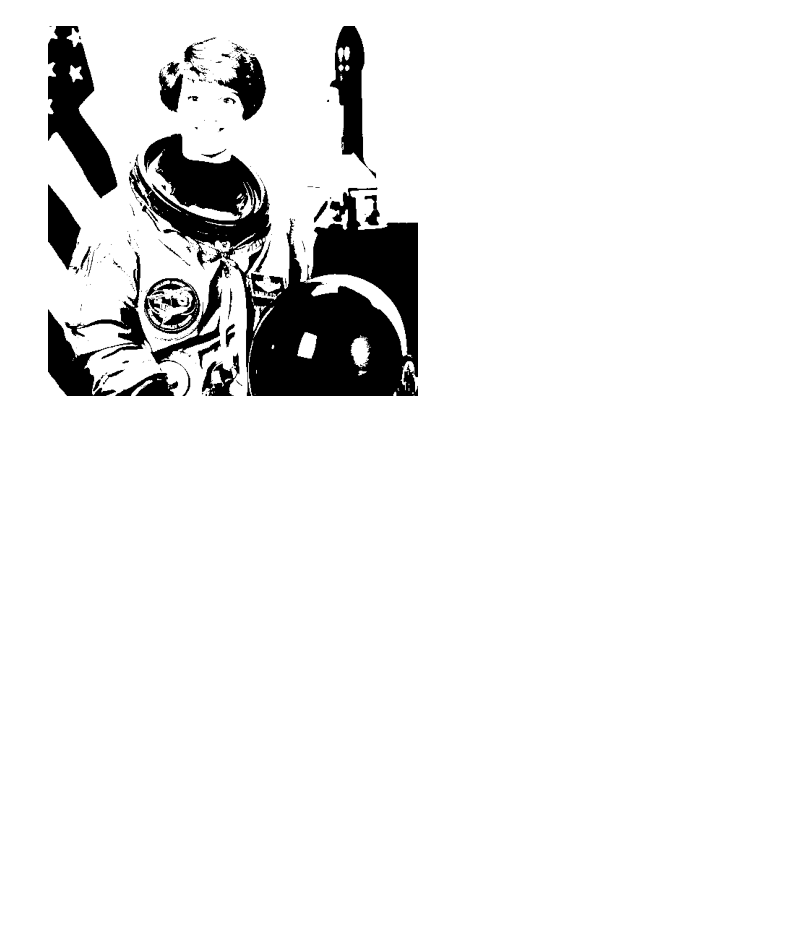
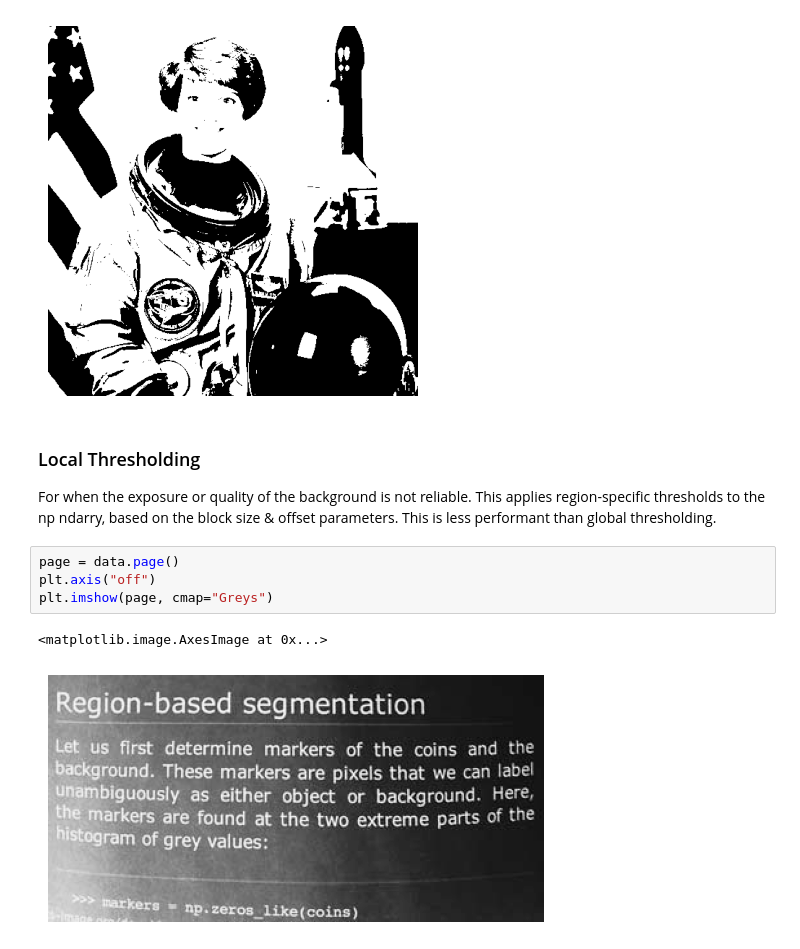
Before and after one commit to r-leyshon/image-processing, a Jupyter notebook: scikit-image/image-processing-with-skimage/01.intro.ipynb, the cells around one changed output. Saved outputs shown, nothing was run; the diff lists cells and outputs as text; blank space fills up the shorter version.

Commit message:
feat: Local thresholding

```diff
--- a/scikit-image/image-processing-with-skimage/01.intro.ipynb
+++ b/scikit-image/image-processing-with-skimage/01.intro.ipynb
@@ -143,3 +148,16 @@ plt.axis("off")
 plt.show()
 # %% [output]
 [figure]
+# %% [markdown]
+### Local Thresholding
+
+For when the exposure or quality of the background is not reliable. This
+applies region-specific thresholds to the np ndarry, based on the block size &
+offset parameters. This is less performant than global thresholding.
+# %%
+page = data.page()
+plt.axis("off")
+plt.imshow(page, cmap="Greys")
+# %% [output]
+<matplotlib.image.AxesImage at 0x...>
+[figure, added]
```
Also changed, not shown: parts of 4 cells of this notebook.
